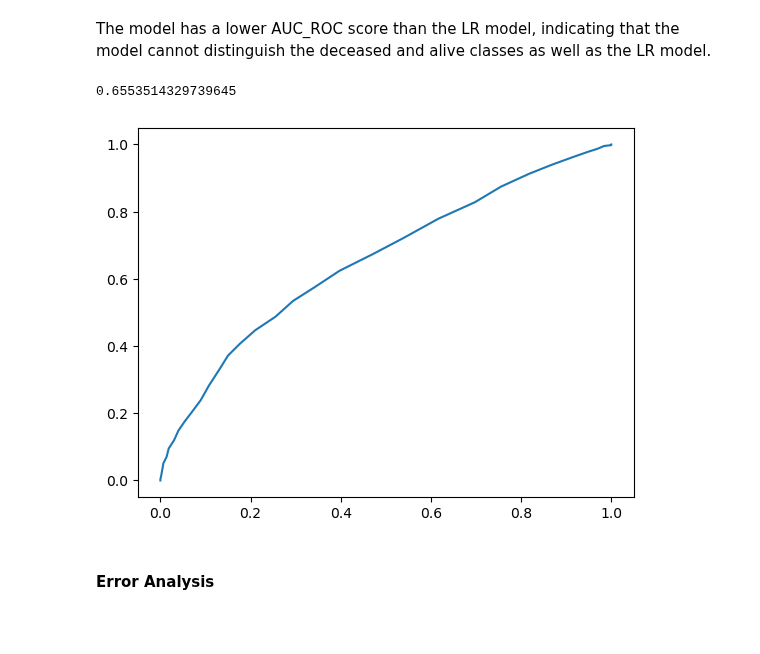
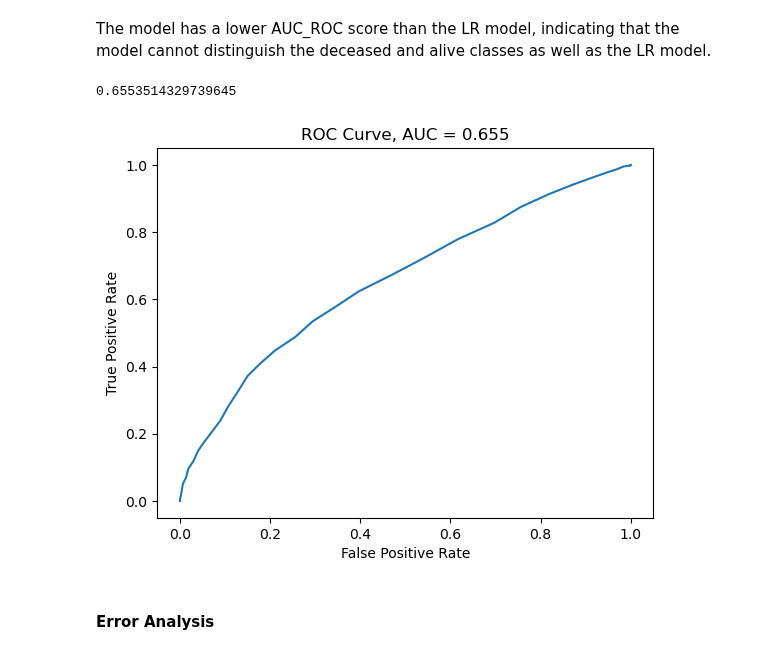
Before and after one commit to yiang-li/Predicting-Mortality-Machine-Learning, a Jupyter notebook: code_hrs.ipynb, the cells around one changed output. Saved outputs shown, nothing was run; the diff lists cells and outputs as text; code cells hidden in the pictures; blank space fills up the shorter version.

```diff
--- a/code_hrs.ipynb
+++ b/code_hrs.ipynb
@@ -965,14 +971,17 @@ disp.plot()
 # %%
 # Predict the probability of the test set
 y_proba = pd.DataFrame(clf_e_knn1.predict_proba(X_test)[:, 1], columns=["deceased"])
 # Plot the ROC curve
 curve = metrics.roc_curve(y_test, y_proba)
 # Print the AUC score
 print(metrics.roc_auc_score(y_test, y_proba))
 plt.plot(curve[0], curve[1])
+plt.title("ROC Curve, AUC = 0.655")
+plt.xlabel("False Positive Rate")
+plt.ylabel("True Positive Rate")
 plt.show()
 # %% [output]
 0.6553514329739645
-[figure, old version]
+[figure, new version]
 # %% [markdown]
 #### **Error Analysis**
```
Also changed, not shown: parts of 6 cells of this notebook, 3 other files.
